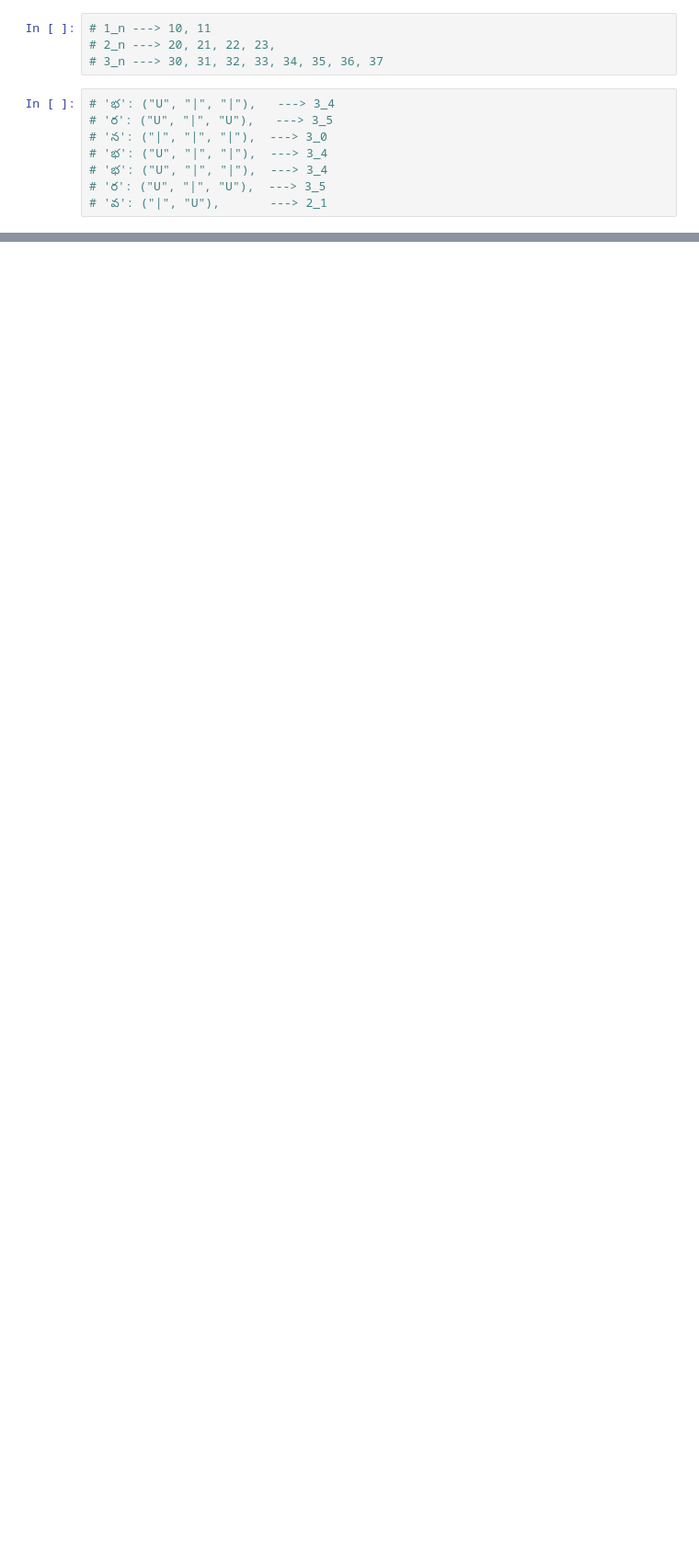
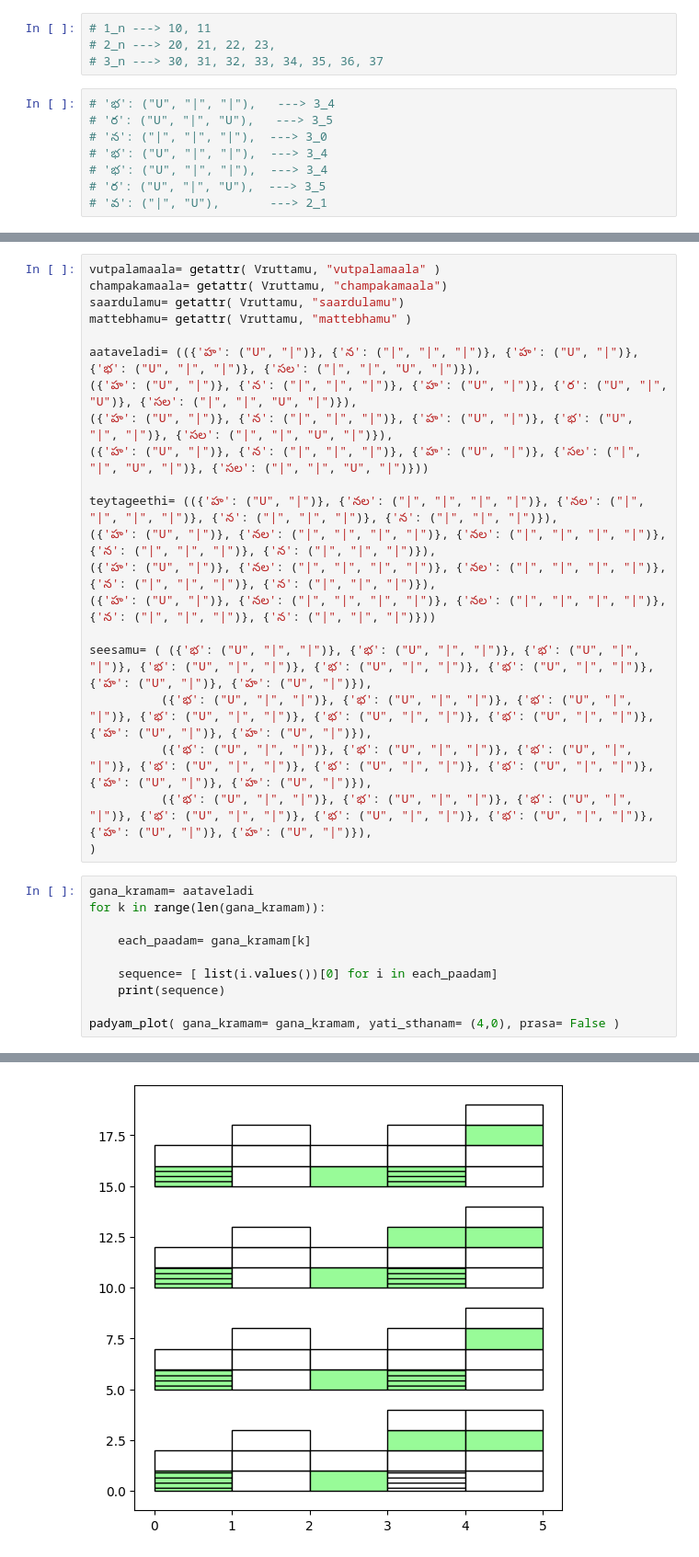
Before and after one commit to BodduSriPavan-111/chandassu, a Jupyter notebook: examples/Chandassu_Plot.ipynb, the cells around one changed output, grey strips where cells are left out. Shown at 92% size. Drawn from its saved outputs; the diff is of its cells as text; blank space fills up the shorter version.

Commit message:
feat: proposed-padyam_plot

```diff
--- a/examples/Chandassu_Plot.ipynb
+++ b/examples/Chandassu_Plot.ipynb
@@ -54,0 +81,32 @@ Add more 4 akshara ganalu into 4 leven
+# %%
+vutpalamaala= getattr( Vruttamu, "vutpalamaala" )
+champakamaala= getattr( Vruttamu, "champakamaala")
+saardulamu= getattr( Vruttamu, "saardulamu")
+mattebhamu= getattr( Vruttamu, "mattebhamu" )
+
+aataveladi= (({'హ': ("U", "|")}, {'న': ("|", "|", "|")}, {'హ': ("U", "|")}, {'భ': ("U", "|", "|")}, {'సల': ("|", "|", "U", "|")}),
+({'హ': ("U", "|")}, {'న': ("|", "|", "|")}, {'హ': ("U", "|")}, {'ర': ("U", "|", "U")}, {'సల': ("|", "|", "U", "|")}),
+({'హ': ("U", "|")}, {'న': ("|", "|", "|")}, {'హ': ("U", "|")}, {'భ': ("U", "|", "|")}, {'సల': ("|", "|", "U", "|")}),
+({'హ': ("U", "|")}, {'న': ("|", "|", "|")}, {'హ': ("U", "|")}, {'సల': ("|", "|", "U", "|")}, {'సల': ("|", "|", "U", "|")}))
+
+teytageethi= (({'హ': ("U", "|")}, {'నల': ("|", "|", "|", "|")}, {'నల': ("|", "|", "|", "|")}, {'న': ("|", "|", "|")}, {'న': ("|", "|", "|")}),
+({'హ': ("U", "|")}, {'నల': ("|", "|", "|", "|")}, {'నల': ("|", "|", "|", "|")}, {'న': ("|", "|", "|")}, {'న': ("|", "|", "|")}),
+({'హ': ("U", "|")}, {'నల': ("|", "|", "|", "|")}, {'నల': ("|", "|", "|", "|")}, {'న': ("|", "|", "|")}, {'న': ("|", "|", "|")}),
+({'హ': ("U", "|")}, {'నల': ("|", "|", "|", "|")}, {'నల': ("|", "|", "|", "|")}, {'న': ("|", "|", "|")}, {'న': ("|", "|", "|")}))
+
+seesamu= ( ({'భ': ("U", "|", "|")}, {'భ': ("U", "|", "|")}, {'భ': ("U", "|", "|")}, {'భ': ("U", "|", "|")}, {'భ': ("U", "|", "|")}, {'భ': ("U", "|", "|")}, {'హ': ("U", "|")}, {'హ': ("U", "|")}),
+          ({'భ': ("U", "|", "|")}, {'భ': ("U", "|", "|")}, {'భ': ("U", "|", "|")}, {'భ': ("U", "|", "|")}, {'భ': ("U", "|", "|")}, {'భ': ("U", "|", "|")}, {'హ': ("U", "|")}, {'హ': ("U", "|")}),
+          ({'భ': ("U", "|", "|")}, {'భ': ("U", "|", "|")}, {'భ': ("U", "|", "|")}, {'భ': ("U", "|", "|")}, {'భ': ("U", "|", "|")}, {'భ': ("U", "|", "|")}, {'హ': ("U", "|")}, {'హ': ("U", "|")}),
+          ({'భ': ("U", "|", "|")}, {'భ': ("U", "|", "|")}, {'భ': ("U", "|", "|")}, {'భ': ("U", "|", "|")}, {'భ': ("U", "|", "|")}, {'భ': ("U", "|", "|")}, {'హ': ("U", "|")}, {'హ': ("U", "|")}),
+)
+# %%
+gana_kramam= aataveladi
+for k in range(len(gana_kramam)):
+
+    each_paadam= gana_kramam[k]
+
+    sequence= [ list(i.values())[0] for i in each_paadam]
+    print(sequence)
+
+padyam_plot( gana_kramam= gana_kramam, yati_sthanam= (4,0), prasa= False )
+# %% [output]
@@ -54,0 +118 @@ Add more 4 akshara ganalu into 4 leven
+[figure, added]
```
Also changed, not shown: parts of 20 cells of this notebook, 3 other files.
